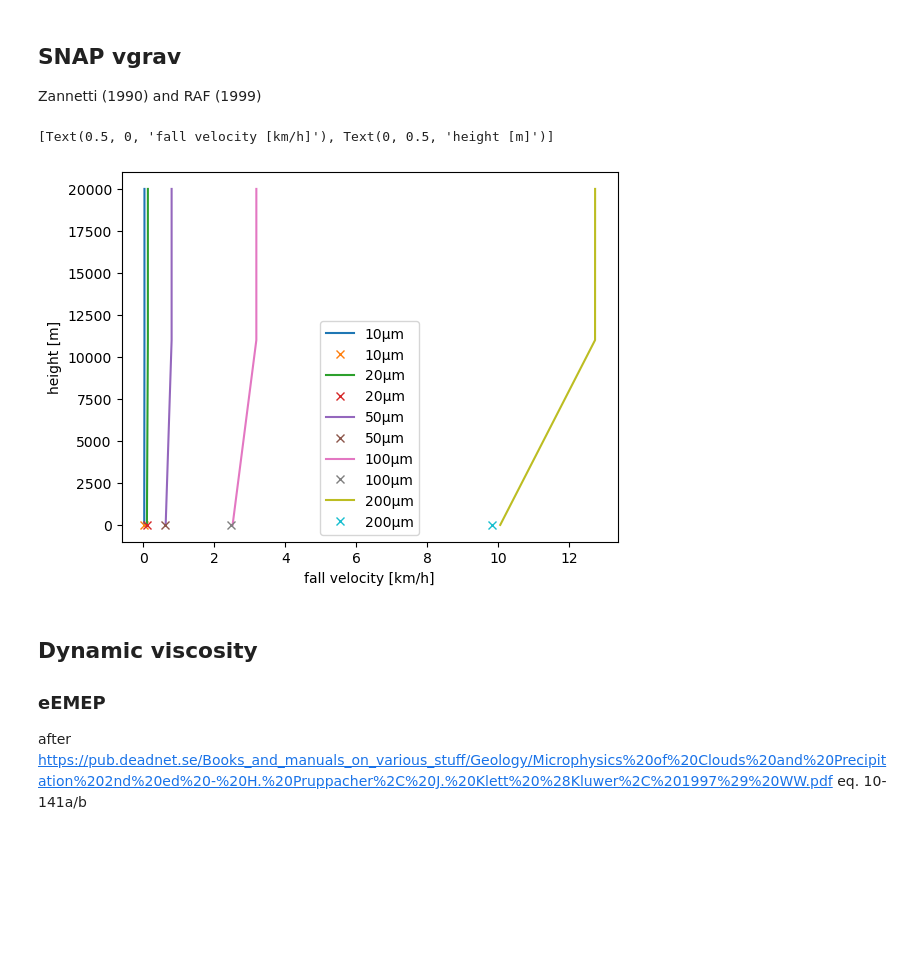
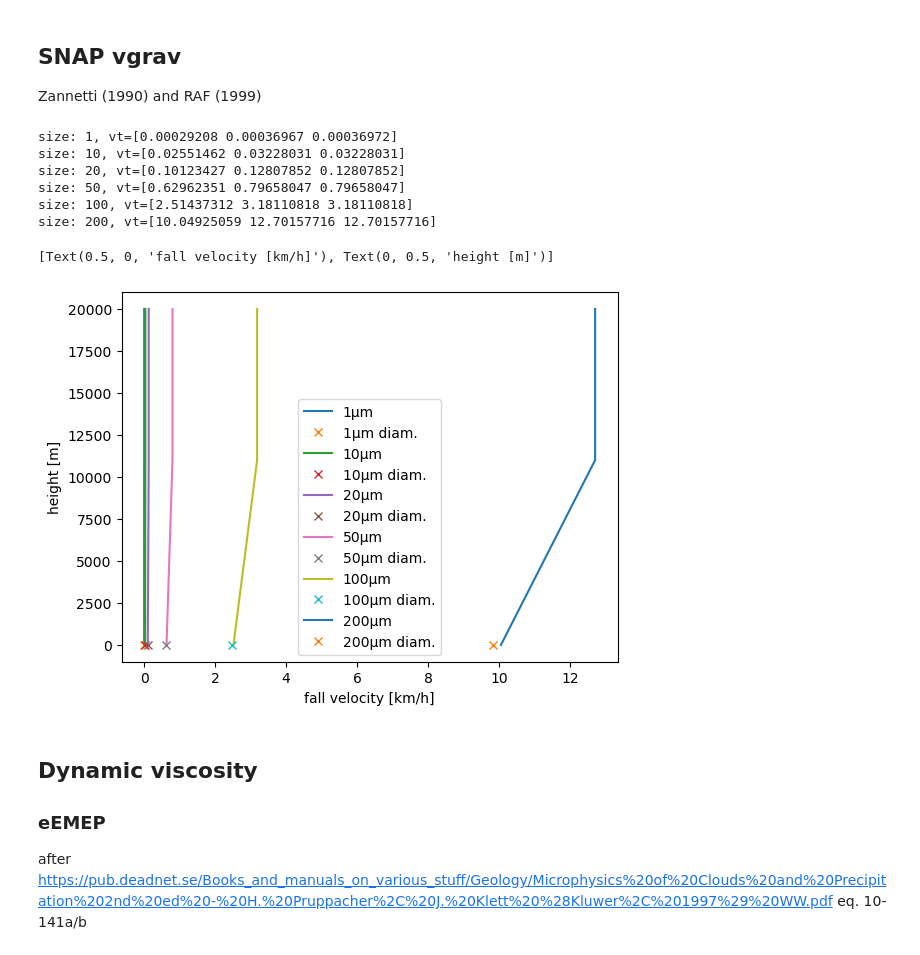
Before and after one commit to metno/snap, a Jupyter notebook: src/processes/grav_settling.ipynb, the cells around one changed output. Drawn from its saved outputs; the diff is of its cells as text; code cells hidden in the pictures; blank space fills up the shorter version.

```diff
--- a/src/processes/grav_settling.ipynb
+++ b/src/processes/grav_settling.ipynb
@@ -30,7 +30,7 @@ def monodisperse_terminal_v(diameter,
 
     r_specific = 287.050
     kappa = 0.286
-    F = 0.8
+    F = 1 # 0.8
     g = 9.81
 
     temp_abs = pot_temp * np.exp(kappa*np.log(pressure_mid*1e-5))
@@ -70,6 +70,9 @@ def monodisperse_terminal_v(diameter,
     knut = 2 * zair / diameter
     v_t = zdum * (1 + 1.257 * knut + 0.4 * np.exp(-1.1 / knut)) # m/s
 
+    print(f"temperature = {temperature}")
+    print(f"Re = {v_t * density_a * diameter / zvis}")
+
     return v_t
 # %%
 from matplotlib import pyplot as plt
@@ -82,12 +85,13 @@ std_atmosphere = {
 pot_temp = potential_temperature(presPa=std_atmosphere["pressure"], tempC=std_atmosphere["temperature"])
 
 fig, ax = plt.subplots()
-for psize in [10, 20, 50, 100, 200]:
+for psize in [1, 10, 20, 50, 100, 200]:
     fall_velocities = monodisperse_terminal_v(psize*1e-6,
                                             2300,
                                             pot_temp,
                                             std_atmosphere["pressure"])
-    ax.plot(fall_velocities*3.6, std_atmosphere["height"],label=f"{psize}µm")
+    ax.plot(fall_velocities*3.6, std_atmosphere["height"],label=f"{psize}µm diam")
+    print(f"diam.: {psize}, v_t: {fall_velocities*3.6}")
 ax.legend()
 ax.set(xlabel='fall velocity [km/h]', ylabel="height [m]")
 # %% [output]
@@ -164,19 +254,26 @@ def gravitational_settling(roa, diam, ro_part):
 # %%
 
 fig, ax = plt.subplots()
-for psize in [10, 20, 50, 100, 200]:
+for psize in [1, 10, 20, 50, 100, 200]:
     fall_velocities = grav_snap(psize*1e-6,
                                 2300,
                                 std_atmosphere["temperature"],
                                 std_atmosphere["pressure"])
     ax.plot(fall_velocities*3.6, std_atmosphere["height"],label=f"{psize}µm")
-    rho_air = 101325/(287.4 * (15+273.15))
-    ax.plot(gravitational_settling(rho_air, psize*1e-6, 2300)*3.6, 0, 'x', label=f"{psize}µm")
+    print(f"size: {psize}, vt={fall_velocities*3.6}")
+    ax.plot(gravitational_settling(rho_air(1013.25, 15+273.15) * 1000, psize*1e-6, 2300)*3.6, 0, 'x', label=f"{psize}µm diam.")
+
 ax.legend()
 ax.set(xlabel='fall velocity [km/h]', ylabel="height [m]")
 # %% [output]
-[Text(0.5, 0, 'fall velocity [km/h]'), Text(0, 0.5, 'height [m]')]
+size: 1, vt=[0.00029208 0.00036967 0.00036972]
+size: 10, vt=[0.02551462 0.03228031 0.03228031]
+size: 20, vt=[0.10123427 0.12807852 0.12807852]
+size: 50, vt=[0.62962351 0.79658047 0.79658047]
+size: 100, vt=[2.51437312 3.18110818 3.18110818]
+size: 200, vt=[10.04925059 12.70157716 12.70157716]
+[Text(0.5, 0, 'fall velocity [km/h]'), Text(0, 0.5, 'height [m]')]
-[figure, old version]
+[figure, new version]
 # %% [markdown]
 ## Dynamic viscosity
 
```
Also changed, not shown: parts of 2 cells of this notebook, 2 other files.
